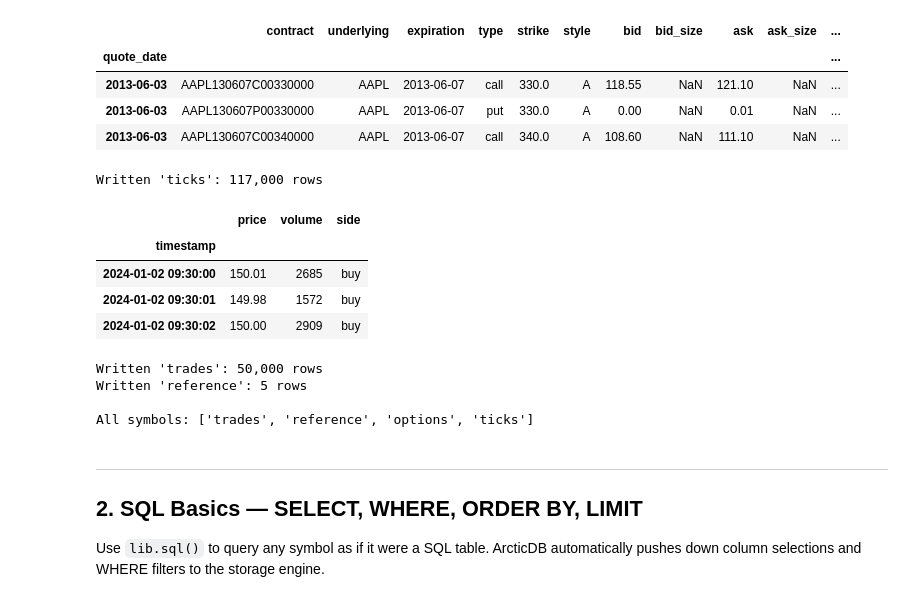
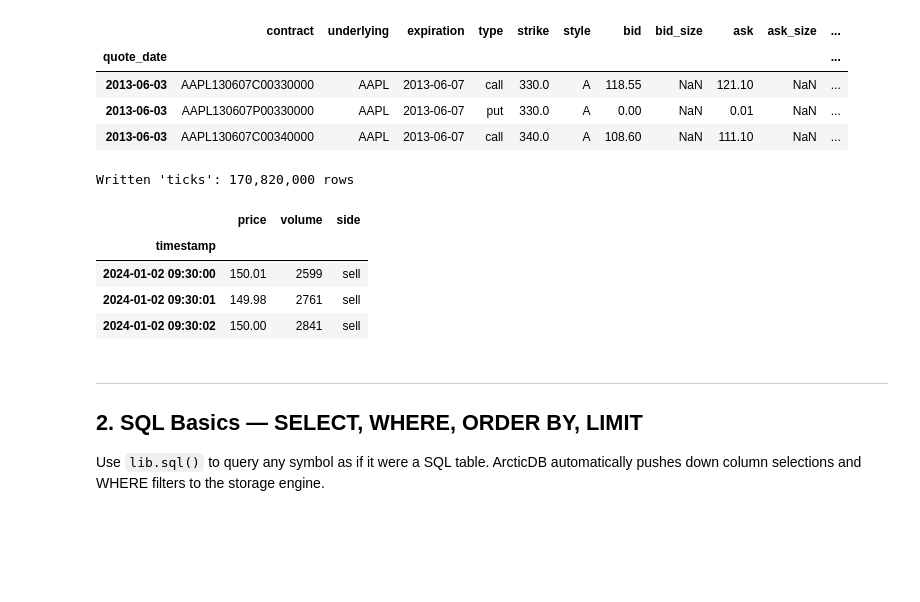
Before and after one commit to terrylica/ArcticDB, a Jupyter notebook: docs/mkdocs/docs/notebooks/ArcticDB_demo_sql.ipynb, the cells around one changed output. Drawn from its saved outputs; the diff is of its cells as text; code cells hidden in the pictures; blank space fills up the shorter version.

```diff
--- a/docs/mkdocs/docs/notebooks/ArcticDB_demo_sql.ipynb
+++ b/docs/mkdocs/docs/notebooks/ArcticDB_demo_sql.ipynb
@@ -85,44 +85,44 @@ Written 'options': 25,990 rows, 17 columns
 # --- Generate synthetic tick-level market data ---
 # 1-second ticks for 5 trading days, 6.5 hours per day
 rng = np.random.default_rng(42)
-n_days = 5
+n_days = 365 * 20
 seconds_per_day = 6 * 3600 + 30 * 60  # 6.5 hours
 n_ticks = n_days * seconds_per_day
 
 dates = []
 for d in pd.bdate_range("2024-01-02", periods=n_days):
     market_open = d + pd.Timedelta(hours=9, minutes=30)
     dates.extend(pd.date_range(market_open, periods=seconds_per_day, freq="s"))
 
 # Simulate price as a random walk around $150
 returns = rng.normal(0, 0.0002, n_ticks)
 price = 150.0 * np.exp(np.cumsum(returns))
 
 # Volume: higher at open/close, lower midday
 hour_of_day = np.array([(t.hour + t.minute / 60) for t in dates])
 volume_shape = np.where(hour_of_day < 10.5, 3.0, np.where(hour_of_day > 15.0, 2.5, 1.0))
 volume = (rng.exponential(500, n_ticks) * volume_shape).astype(np.int64) + 1
 
 ticks = pd.DataFrame({
     "price": np.round(price, 2),
     "volume": volume,
     "side": rng.choice(["buy", "sell"], n_ticks),
 }, index=pd.DatetimeIndex(dates, name="timestamp"))
 
 lib.write("ticks", ticks)
 print(f"Written 'ticks': {len(ticks):,} rows")
 ticks.head(3)
 # %% [output]
-Written 'ticks': 117,000 rows
+Written 'ticks': 170,820,000 rows
 |  | price | volume | side |
 | timestamp |  |  |  |
-| 2024-01-02 09:30:00 | 150.01 | 2685 | buy |
-| 2024-01-02 09:30:01 | 149.98 | 1572 | buy |
-| 2024-01-02 09:30:02 | 150.00 | 2909 | buy |
+| 2024-01-02 09:30:00 | 150.01 | 2599 | sell |
+| 2024-01-02 09:30:01 | 149.98 | 2761 | sell |
+| 2024-01-02 09:30:02 | 150.00 | 2841 | sell |
 # %%
 # --- Generate trade-level data for multiple tickers ---
 tickers = ["AAPL", "MSFT", "GOOG", "AMZN", "NVDA"]
-n_trades = 50_000
+n_trades = 50_000_000
 
 trade_dates = pd.date_range("2024-01-02", periods=n_trades, freq="12s")
 
@@ -151,11 +151,6 @@ lib.write("reference", ref)
 print(f"Written 'reference': {len(ref)} rows")
 
 print(f"\nAll symbols: {lib.list_symbols()}")
-# %% [output]
-Written 'trades': 50,000 rows
-Written 'reference': 5 rows
-
-All symbols: ['trades', 'reference', 'options', 'ticks']
 # %% [markdown]
 ---
 ## 2. SQL Basics — SELECT, WHERE, ORDER BY, LIMIT
```
Also changed, not shown: parts of 1 cell of this notebook, 4 other files.
